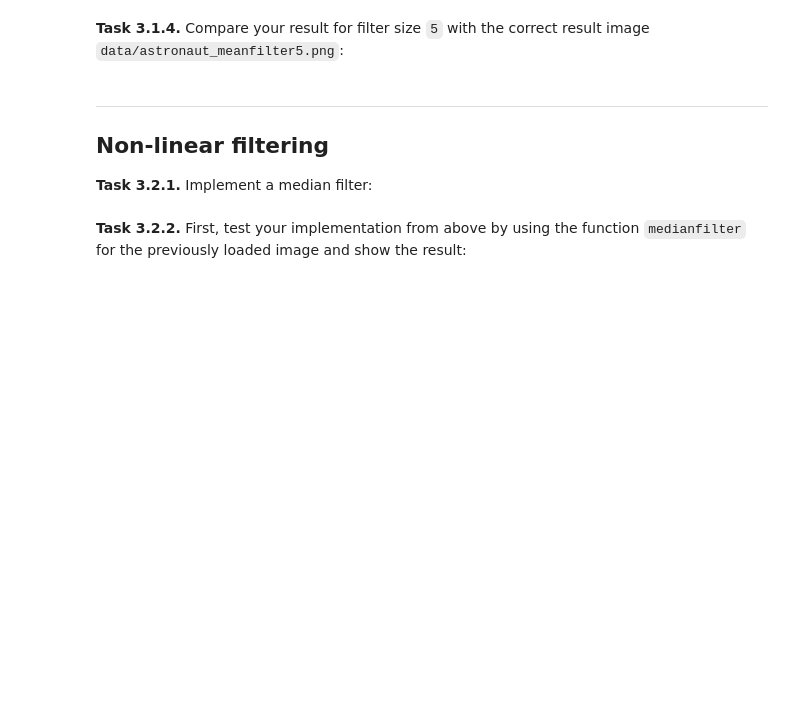
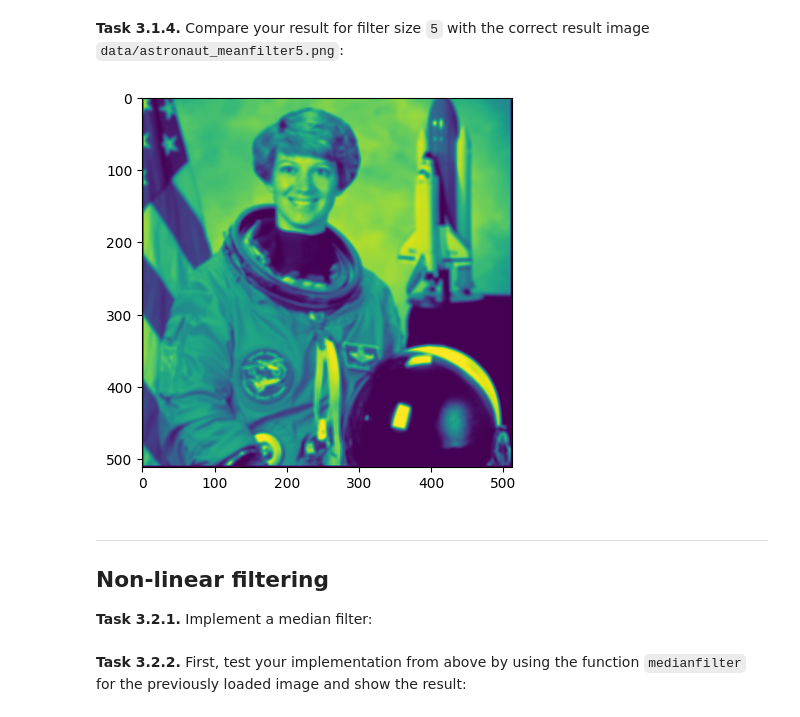
Before and after one commit to GabrielTritremmel/mobi-fs2-python, a Jupyter notebook: task3.ipynb, the cells around one changed output. Saved outputs shown, nothing was run; the diff lists cells and outputs as text; code cells hidden in the pictures; blank space fills up the shorter version.

```diff
--- a/task3.ipynb
+++ b/task3.ipynb
@@ -86,3 +46,9 @@ assert np.allclose(filtered[n:-n, n:-n], correct[n:-n, n:-n], atol=1/255)
+# %%
+imgf5=plt.imread("data/astronaut_meanfilter5.png")
+plt.imshow(imgf5, 'gray')
+assert numpy.allclose(imgf5,img1, atol=1/255)
+# %% [output]
+[figure, added]
 # %% [markdown]
 ---
 
```
Also changed, not shown: parts of 10 cells of this notebook, 1 other file.
